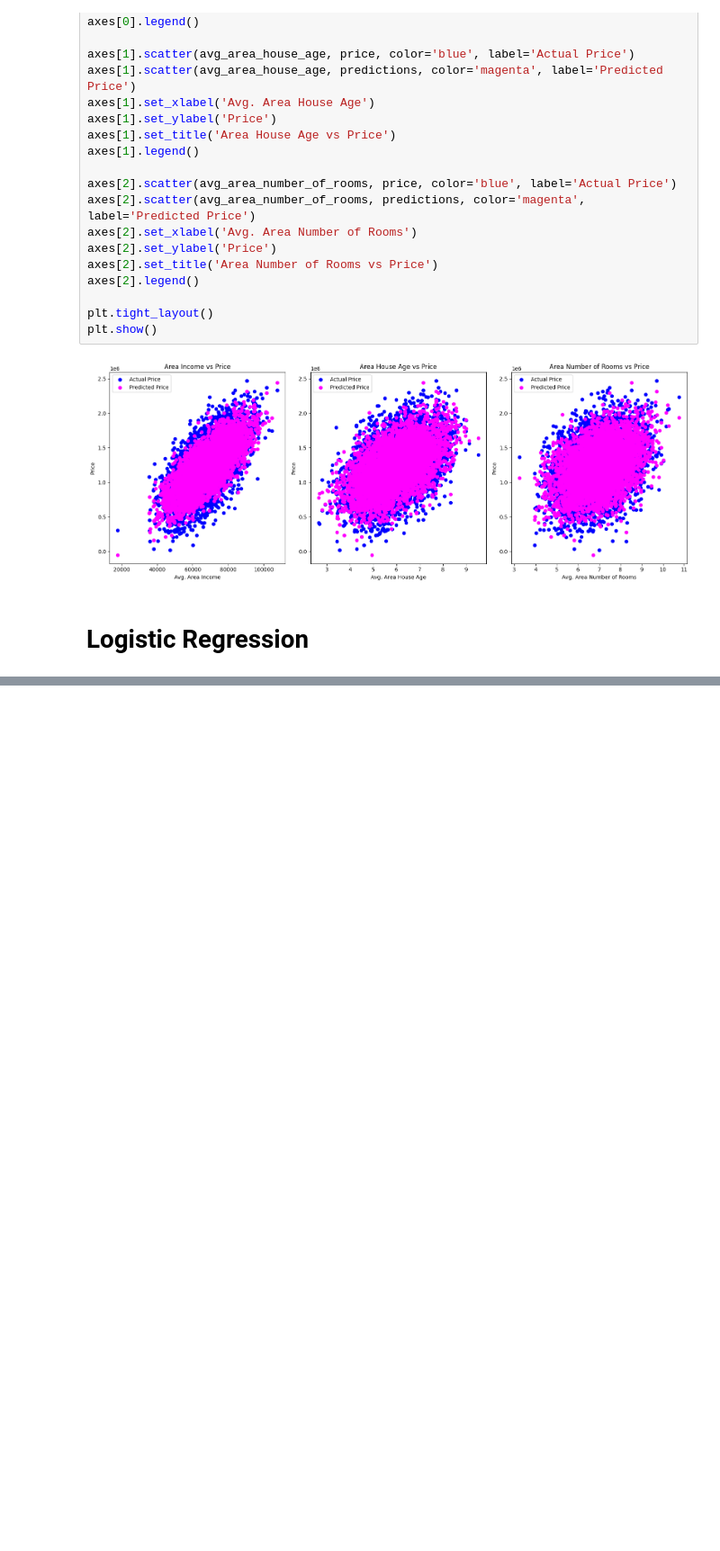
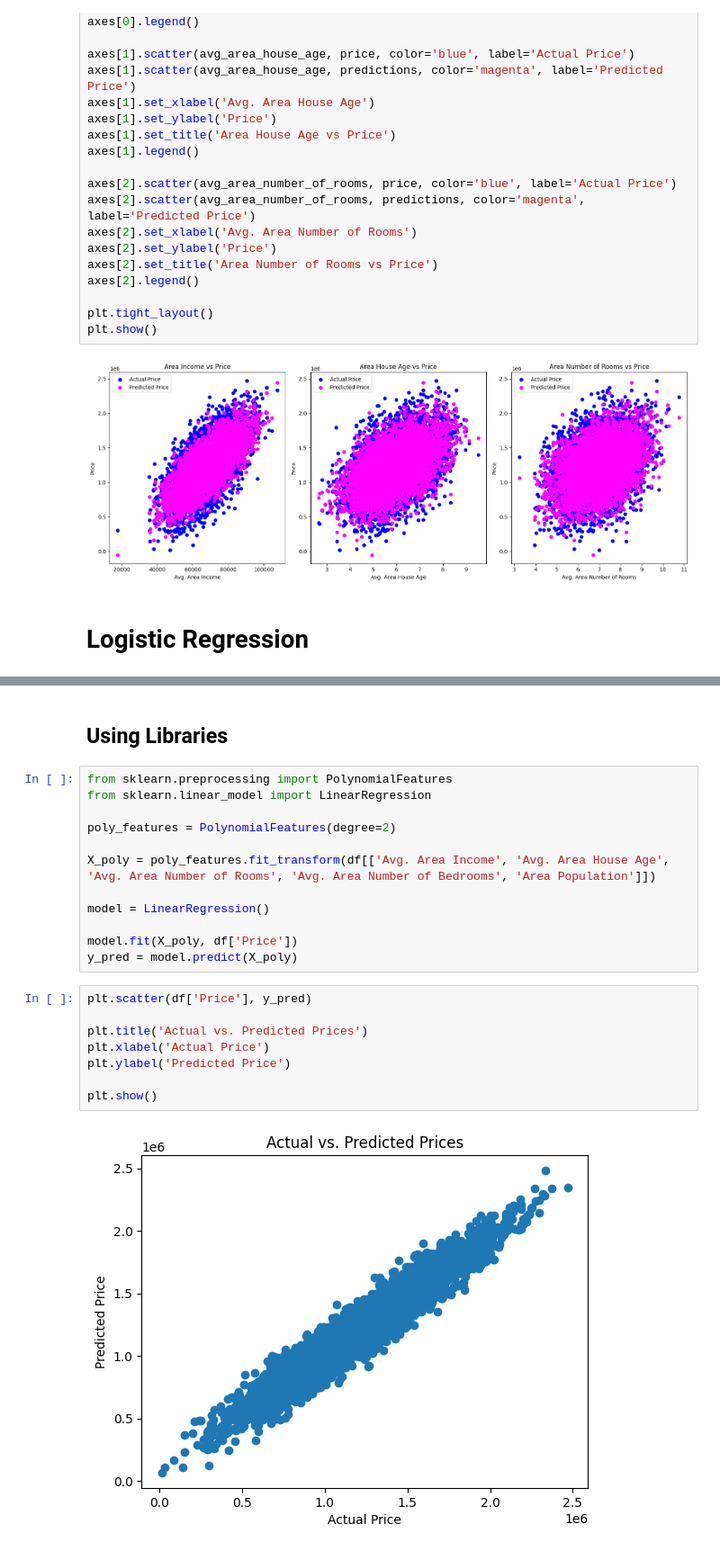
Before and after one commit to mohammed1916/ml, a Jupyter notebook: 1_Regression_from_scratch.ipynb, the cells around one changed output, grey strips where cells are left out. Shown at 90% size. Drawn from its saved outputs; the diff is of its cells as text; blank space fills up the shorter version.

```diff
--- a/1_Regression_from_scratch.ipynb
+++ b/1_Regression_from_scratch.ipynb
@@ -562,0 +554,24 @@ print("Intercept:", intercept)
+# %% [markdown]
+## Using Libraries
+# %%
+from sklearn.preprocessing import PolynomialFeatures
+from sklearn.linear_model import LinearRegression
+
+poly_features = PolynomialFeatures(degree=2)
+
+X_poly = poly_features.fit_transform(df[['Avg. Area Income', 'Avg. Area House Age', 'Avg. Area Number of Rooms', 'Avg. Area Number of Bedrooms', 'Area Population']])
+
+model = LinearRegression()
+
+model.fit(X_poly, df['Price'])
+y_pred = model.predict(X_poly)
+# %%
+plt.scatter(df['Price'], y_pred)
+
+plt.title('Actual vs. Predicted Prices')
+plt.xlabel('Actual Price')
+plt.ylabel('Predicted Price')
+
+plt.show()
+# %% [output]
+[figure, added]
```
Also changed, not shown: parts of 38 cells of this notebook.
